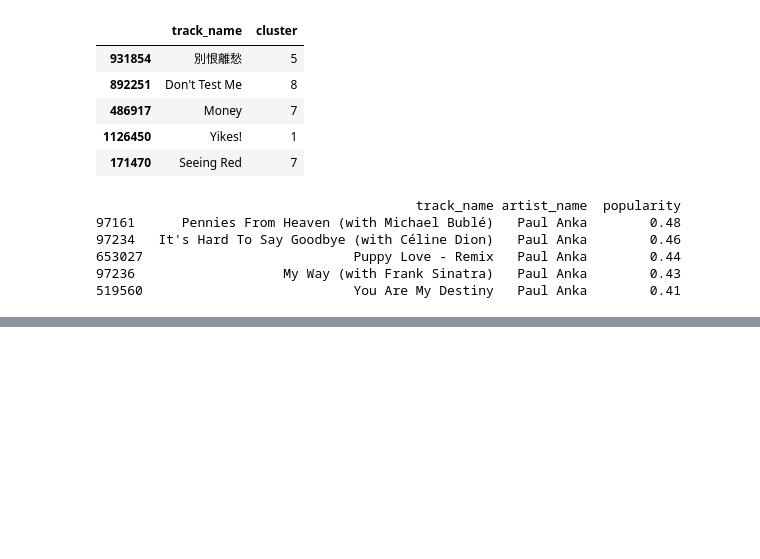
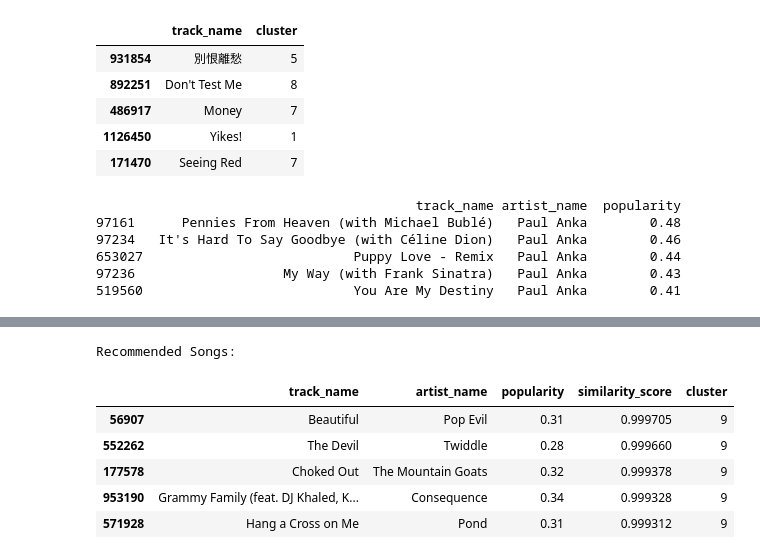
Before and after one commit to Eldamarany1/Music-Recommender-System-Spotify-Dataset-, a Jupyter notebook: music-rec-system-using-spotify-dataset.ipynb, the cells around one changed output, grey strips where cells are left out. Drawn from its saved outputs; the diff is of its cells as text; code cells hidden in the pictures; blank space fills up the shorter version.

```diff
--- a/music-rec-system-using-spotify-dataset.ipynb
+++ b/music-rec-system-using-spotify-dataset.ipynb
@@ -11,7 +10,7 @@ from sklearn.metrics import mean_squared_error
 ### ***second : introducing the dataset***
 # %%
 
-file_path = '/kaggle/input/spotify-1million-tracks/spotify_data.csv'
+file_path = '../Spotify_music_dataset/spotify_data.csv'
 music_data = pd.read_csv(file_path)
 
 print(music_data.head())
@@ -255,0 +321,5 @@ print(recommendations)
+# %%
+# Example usage
+song_name = 'Legends never die'  # Replace with your song
+recommendations = recommend_songs(song_name, music_data, feature_columns)
+print(recommendations)
@@ -320,0 +476,7 @@ print(recommendations)
+# %%
+# Example usage
+song_name = 'Shape of You'  # Replace with your desired song
+input_song_info, recommendations = recommend_songs_combined(song_name, music_data, feature_columns, kmeans_model)
+
+print("Input Song Information:")
+pd.DataFrame([input_song_info]) # Display the input song details
@@ -320,0 +487,12 @@ print(recommendations)
+# %%
+
+print("\nRecommended Songs:")
+recommendations  # Display the recommended songs
+# %% [output]
+Recommended Songs:
+|  | track_name | artist_name | popularity | similarity_score | cluster |
+| 56907 | Beautiful | Pop Evil | 0.31 | 0.999705 | 9 |
+| 552262 | The Devil | Twiddle | 0.28 | 0.999660 | 9 |
+| 177578 | Choked Out | The Mountain Goats | 0.32 | 0.999378 | 9 |
+| 953190 | Grammy Family (feat. DJ Khaled, K... | Consequence | 0.34 | 0.999328 | 9 |
+| 571928 | Hang a Cross on Me | Pond | 0.31 | 0.999312 | 9 |
```
Also changed, not shown: parts of 6 cells of this notebook.
